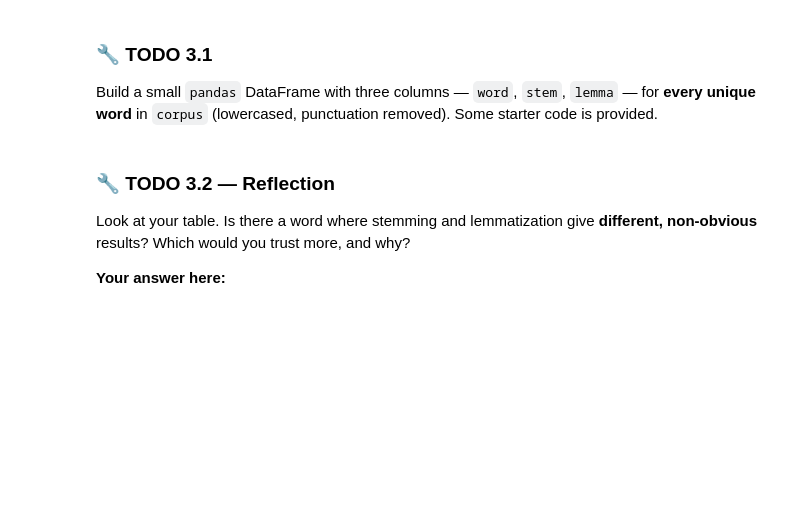
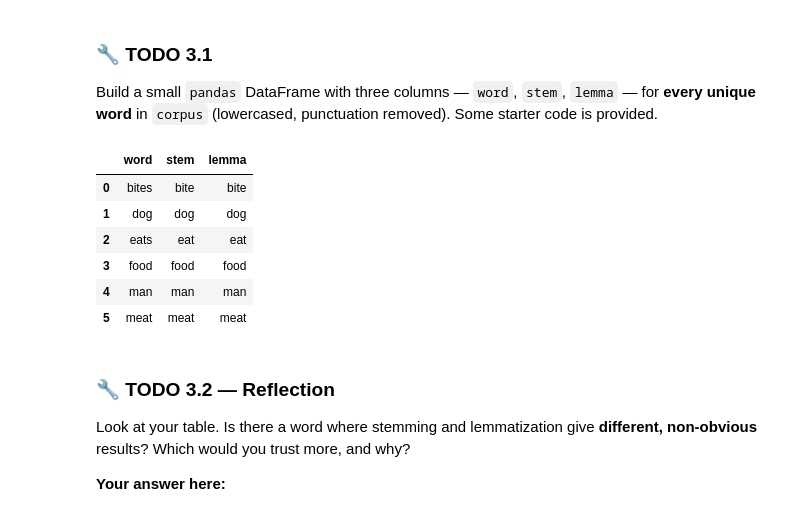
Before and after one commit to AKChumba/NLP_LABS, a Jupyter notebook: NAT820S_Lab_1.ipynb, the cells around one changed output. Saved outputs shown, nothing was run; the diff lists cells and outputs as text; code cells hidden in the pictures; blank space fills up the shorter version.

```diff
--- a/NAT820S_Lab_1.ipynb
+++ b/NAT820S_Lab_1.ipynb
@@ -148,20 +178,31 @@ Build a small `pandas` DataFrame with three columns — `word`, `stem`, `lemma`
 # %%
 import string
 
 # collect unique lowercase words from the corpus, punctuation stripped
 unique_words = set()
 for doc in corpus:
     for tok in word_tokenize(doc.lower()):
         if tok not in string.punctuation:
             unique_words.add(tok)
 
+#print(unique_words)
 # TODO: for each word in unique_words, compute its stem and lemma,
 # then build a DataFrame with columns: word, stem, lemma
 rows = []
 # for w in sorted(unique_words):
 #     rows.append({"word": w, "stem": ..., "lemma": ...})
+for w in sorted(unique_words):
+    rows.append({"word": w, "stem": stemmer.stem(w), "lemma": lemmatizer.lemmatize(w, pos='v')})
 
 pd.DataFrame(rows)
+# %% [output]
+|  | word | stem | lemma |
+| 0 | bites | bite | bite |
+| 1 | dog | dog | dog |
+| 2 | eats | eat | eat |
+| 3 | food | food | food |
+| 4 | man | man | man |
+| 5 | meat | meat | meat |
 # %% [markdown]
 ### 🔧 TODO 3.2 — Reflection
 Look at your table. Is there a word where stemming and lemmatization give **different, non-obvious** results? Which would you trust more, and why?
```
Also changed, not shown: parts of 14 cells of this notebook.
